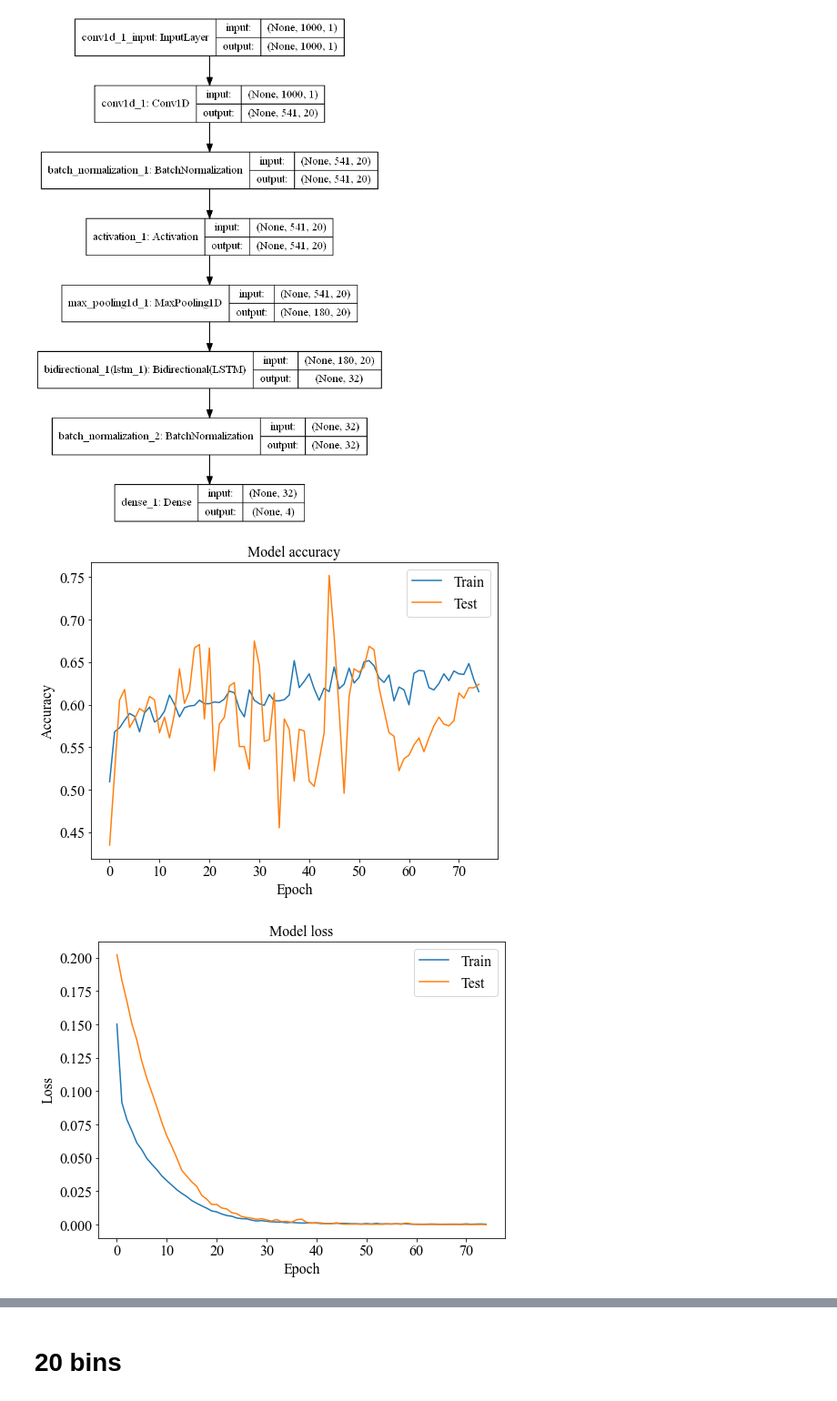
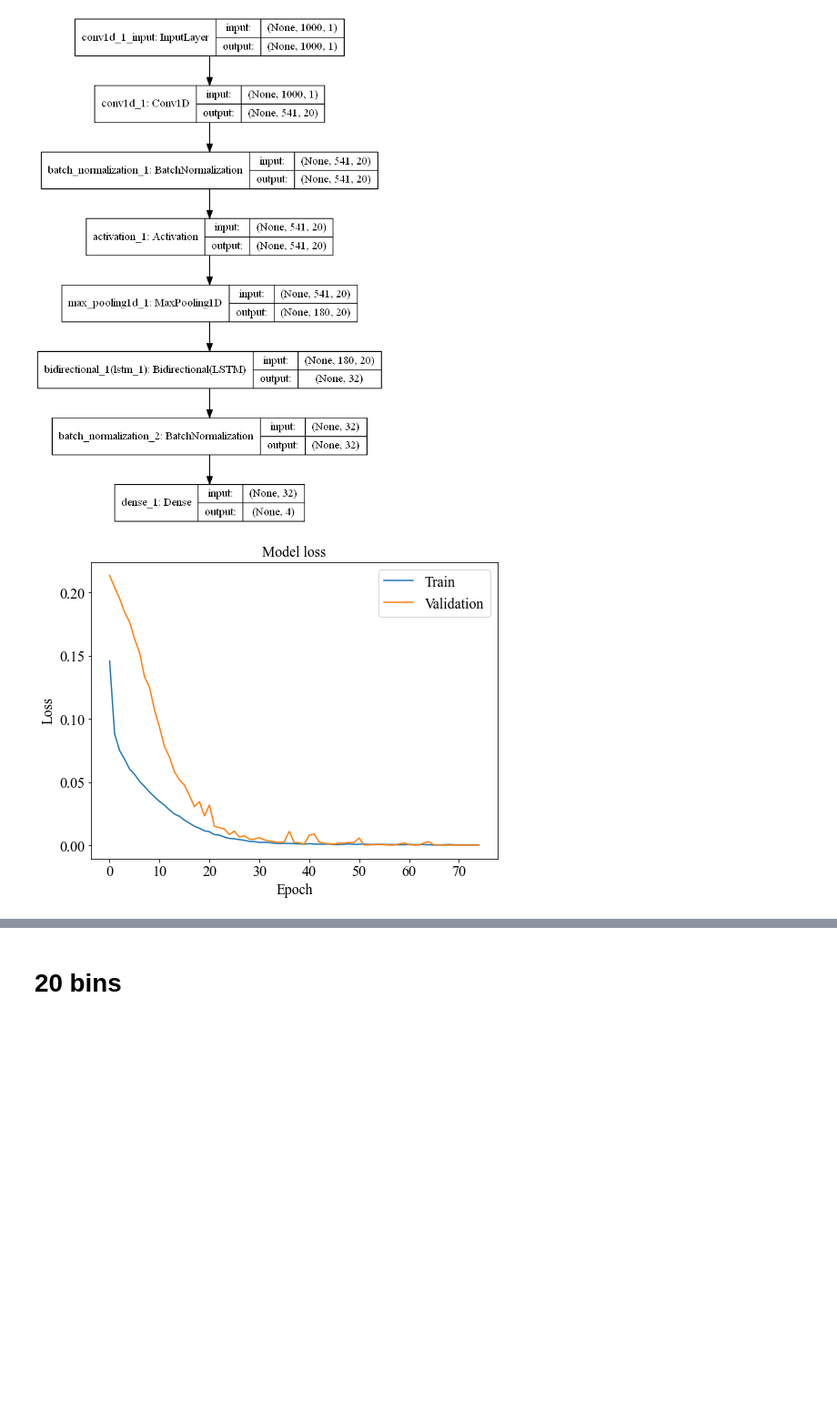
Before and after one commit to johnzja/Deep-learning-enhanced-Rydberg-multifrequency-microwave-recognition, a Jupyter notebook: notebook/deep_learning.ipynb, the cells around one changed output, grey strips where cells are left out. Shown at 91% size. Saved outputs shown, nothing was run; the diff lists cells and outputs as text; code cells hidden in the pictures; blank space fills up the shorter version.

```diff
--- a/notebook/deep_learning.ipynb
+++ b/notebook/deep_learning.ipynb
@@ -38,11 +42,15 @@ X_train.shape, X_test.shape, y_train.shape, y_test.shape
 # %%
 X_train_d = np.zeros((X_train.shape[0]*2, X_train.shape[1],  X_train.shape[2]))
 y_train_d = np.zeros((y_train.shape[0]*2, y_train.shape[1]))
+# Here the white noise is added to increase the robustness of the model and increase the size of the training set,
+# which is quantifyed by its standard deviation "scale".
+# If scale = 0, there is no white noise.
+# After the additional noise is added, the training set is re-scaled by its maximum and minimum.
 
 for id  in range(X_train.shape[0]):
     X_train_d[id] = X_train[id]
     y_train_d[id] = y_train[id]
-    X_train_d[id + X_train.shape[0]] = X_train[id] + np.random.normal(loc=0, scale=0.5, size = (X_train.shape[1], X_train.shape[2]))
+    X_train_d[id + X_train.shape[0]] = max_min(X_train[id] + np.random.normal(loc=0, scale=0.1, size = (X_train.shape[1], X_train.shape[2])))
     y_train_d[id + X_train.shape[0]] = y_train[id]
 
 X_train = X_train_d
@@ -68,6 +79,7 @@ from keras import backend as K
 # Some memory clean-up
 K.clear_session()
 # %%
+# Deep learning model layers
 def bulid_model_CNN():
 
     model_list = []
@@ -94,7 +106,7 @@ def bulid_model_CNN():
 
 
     opt = RMSprop(lr=lr_rate)
-    model.compile(optimizer=opt, loss='mse', metrics=['categorical_accuracy'])
+    model.compile(optimizer=opt, loss='mse')
 
     return model
 # %%
@@ -111,18 +124,16 @@ callbacks_list = [ReduceLROnPlateau(monitor='val_loss', factor=0.1, patience=10)
                    ModelCheckpoint(filepath, monitor='val_loss', verbose=1, save_best_only=False, mode='min')  ]
 # %%
 %%time
-k = 4
+k = 4  # k-fold cross validation
 num_val_samples = X_train.shape[0] //k
 num_epochs = 75
 all_scores = []
 all_scores_history = []
 train_loss_history_list = []
-train_acc_list = []
-val_acc_list = []
 
 for i in range(k):
     print('processing fold #', i)
-    K.clear_session()  # 清除旧模型，防止模型间干扰
+    K.clear_session()  # clear previous wieghts to avoid cross-talk
     # Prepare the validation data: data from partition # k
     val_data = X_train[i * num_val_samples: (i + 1) * num_val_samples]
     val_targets = y_train[i * num_val_samples: (i + 1) * num_val_samples]
@@ -147,13 +158,9 @@ for i in range(k):
     # Evaluate the model on the validation data
     mae_history = history.history['val_loss']
     train_loss_history = history.history['loss']
-    train_acc = history.history[ 'categorical_accuracy']
-    val_acc = history.history['val_categorical_accuracy']
 
     all_scores_history.append(mae_history)
     train_loss_history_list.append(train_loss_history)
-    train_acc_list.append(train_acc)
-    val_acc_list.append(val_acc)
 # %% [output]
 processing fold # 0
 
@@ -181,39 +188,21 @@ plot_model(model, show_shapes=True)
 # %%
 averaged_history_val_loss = np.mean(np.array(all_scores_history[1:]), axis=0)
 averaged_history_train_loss = np.mean(np.array(train_loss_history_list[1:]), axis=0)
-averaged_history_train_acc = np.mean(np.array(train_acc_list[1:]), axis=0)
-averaged_history_val_acc = np.mean(np.array(val_acc_list[1:]), axis=0)
-
 font_size = 16
-# 绘制训练 & 验证的准确率值
-plt.figure(figsize=(8, 6))
-plt.plot(averaged_history_train_acc)
-plt.plot(averaged_history_val_acc)
-plt.title('Model accuracy', fontdict={'family' : 'Times New Roman', 'size':font_size})
-plt.ylabel('Accuracy', fontdict={'family' : 'Times New Roman', 'size':font_size})
-plt.xlabel('Epoch', fontdict={'family' : 'Times New Roman', 'size':font_size})
-plt.xticks(fontproperties = 'Times New Roman', fontsize=font_size)
-plt.yticks(fontproperties = 'Times New Roman', fontsize=font_size)
-plt.legend(['Train', 'Test'], loc='best', prop={'family':'Times New Roman', 'size':font_size})
-
-#plt.savefig('acc.eps',dpi=300, bbox_inches="tight")
-plt.show()
-
-# 绘制训练 & 验证的损失值
+# plot loss on training set and validation set
 plt.figure(figsize=(8, 6))
 plt.plot(averaged_history_train_loss)
 plt.plot(averaged_history_val_loss)
 plt.title('Model loss', fontdict={'family' : 'Times New Roman', 'size':font_size})
 plt.ylabel('Loss', fontdict={'family' : 'Times New Roman', 'size':font_size})
 plt.xlabel('Epoch', fontdict={'family' : 'Times New Roman', 'size':font_size})
-plt.legend(['Train', 'Test'], loc='upper right', prop={'family':'Times New Roman', 'size':font_size})
+plt.legend(['Train', 'Validation'], loc='upper right', prop={'family':'Times New Roman', 'size':font_size})
 plt.xticks(fontproperties = 'Times New Roman', fontsize=font_size)
 plt.yticks(fontproperties = 'Times New Roman', fontsize=font_size)
 #plt.savefig('loss.eps',dpi=300, bbox_inches="tight")
 plt.show()
 # %% [output]
-[figure, old version]
+[figure, new version]
-[figure, removed]
 # %%
 del model
 # %%
```
Also changed, not shown: parts of 72 cells of this notebook.
